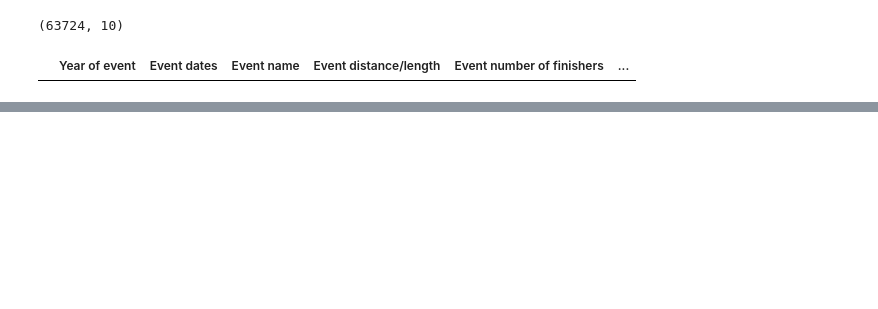
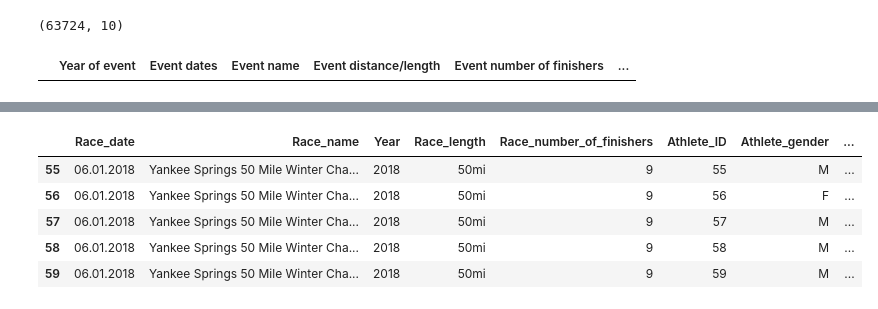
Before and after one commit to hbetabessi/ultra-marathon-eda, a Jupyter notebook: ultra_marathon_eda.ipynb, the cells around one changed output, grey strips where cells are left out. Drawn from its saved outputs; the diff is of its cells as text; code cells hidden in the pictures; blank space fills up the shorter version.

```diff
--- a/ultra_marathon_eda.ipynb
+++ b/ultra_marathon_eda.ipynb
@@ -374,0 +406,9 @@ dtype: object
+# %%
+df3.head(5)
+# %% [output]
+|  | Race_date | Race_name | Year | Race_length | Race_number_of_finishers | Athlete_ID | Athlete_gender | ... |
+| 55 | 06.01.2018 | Yankee Springs 50 Mile Winter Cha... | 2018 | 50mi | 9 | 55 | M | ... |
+| 56 | 06.01.2018 | Yankee Springs 50 Mile Winter Cha... | 2018 | 50mi | 9 | 56 | F | ... |
+| 57 | 06.01.2018 | Yankee Springs 50 Mile Winter Cha... | 2018 | 50mi | 9 | 57 | M | ... |
+| 58 | 06.01.2018 | Yankee Springs 50 Mile Winter Cha... | 2018 | 50mi | 9 | 58 | M | ... |
+| 59 | 06.01.2018 | Yankee Springs 50 Mile Winter Cha... | 2018 | 50mi | 9 | 59 | M | ... |
```
Also changed, not shown: parts of 21 cells of this notebook.
